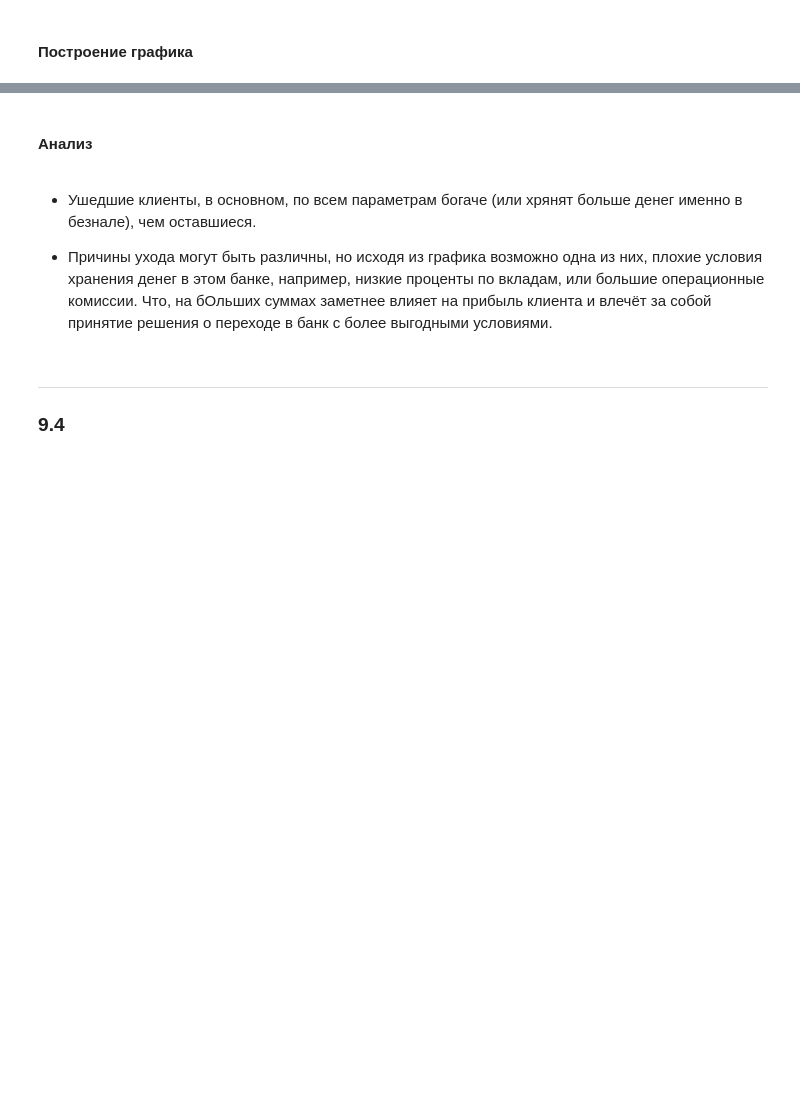
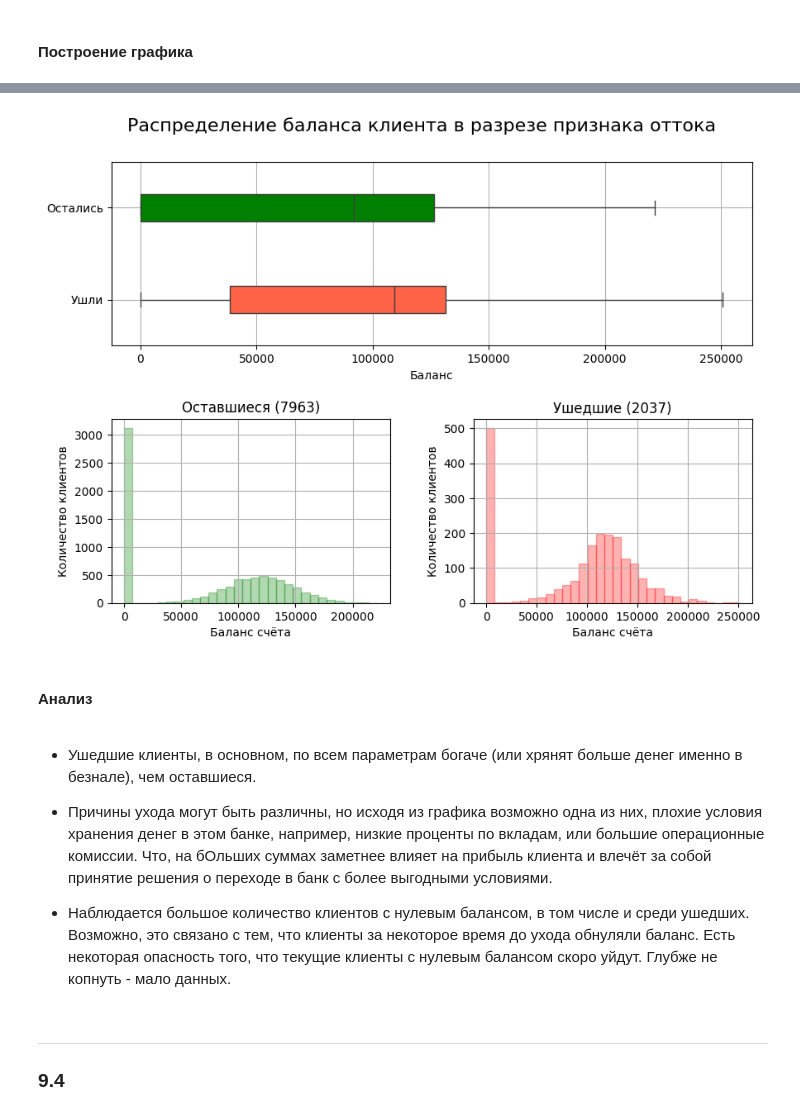
Before and after one commit to tcheredeev/skf_dsprmgu, a Jupyter notebook: Блок 1. Знакомство с данными. Python для анализа данных/PYTHON-13. Визуализация данных/Задание 9.11. Модуль 13 (HW-01).ipynb, the cells around one changed output, grey strips where cells are left out. Cells and saved outputs as stored; diff of their text form; code cells hidden in the pictures; blank space fills up the shorter version.

```diff
--- a/Блок 1. Знакомство с данными. Python для анализа данных/PYTHON-13. Визуализация данных/Задание 9.11. Модуль 13 (HW-01).ipynb
+++ b/Блок 1. Знакомство с данными. Python для анализа данных/PYTHON-13. Визуализация данных/Задание 9.11. Модуль 13 (HW-01).ipynb
@@ -181,9 +160,78 @@ boxplot.grid()
+# %%
+data_df = churn_df.loc[:, ['Balance', 'Exited']]
+
+
+
+figure = plt.figure(figsize=(10, 6))
+figure.suptitle('Распределение баланса клиента в разрезе признака оттока', fontsize=16)
+
+gs = figure.add_gridspec(2, 2)
+ax11 = figure.add_subplot(gs[0, :])
+ax21 = figure.add_subplot(gs[1, 0])
+ax22 = figure.add_subplot(gs[1, 1])
+
+sns.boxplot(
+    data=data_df,
+    y='Exited',
+    x='Balance',
+    orient='h',
+    width=0.3,
+    ax=ax11
+)
+ax11.set_title('');
+ax11.set_xlabel('Баланс');
+ax11.set_ylabel('');
+ax11.set_yticks([0, 1]);
+ax11.set_yticklabels(['Остались', 'Ушли']);
+ax11.patches[0].set_facecolor('green')
+ax11.patches[1].set_facecolor('tomato')
+ax11.grid()
+
+data_df[data_df['Exited'] == 0]['Balance'].plot(
+    kind='hist',
+    title='',
+    bins=30,
+    alpha=.3,
+    color='green',
+    edgecolor='green',
+    grid=True,
+    xlabel='Баланс счёта',
+    ylabel='Количество клиентов',
+    legend=False,
+    ax=ax21,
+);
+
+ax21.set_title(f'Оставшиеся ({data_df[data_df["Exited"] == 0]["Exited"].count()})');
+
+data_df[data_df['Exited'] == 1]['Balance'].plot(
+    kind='hist',
+    title='',
+    bins=30,
+    alpha=.3,
+    edgecolor='red',
+    color='red',
+    grid=True,
+    xlabel='Баланс счёта',
+    ylabel='Количество клиентов',
+    legend=False,
+    # logy=True,
+    ax=ax22,
+);
+
+ax22.set_title(f'Ушедшие ({data_df[data_df["Exited"] == 1]["Exited"].count()})');
+
+plt.subplots_adjust(top=0.89,bottom=0, wspace=0.3, hspace=0.4)
+plt.show()
+# %% [output]
+[figure, added]
 # %% [markdown]
 #### Анализ
 # %% [markdown]
 - Ушедшие клиенты, в основном, по всем параметрам богаче (или хрянят больше денег именно в безнале), чем оставшиеся.
 
 - Причины ухода могут быть различны, но исходя из графика возможно одна из них, плохие условия хранения денег в этом банке, например, низкие проценты по вкладам, или большие операционные комиссии. Что, на бОльших суммах заметнее влияет на прибыль клиента и влечёт за собой принятие решения о переходе в банк с более выгодными условиями.
+
+- Наблюдается большое количество клиентов с нулевым балансом, в том числе и среди ушедших. Возможно, это связано с тем, что клиенты за некоторое время до ухода обнуляли баланс. Есть некоторая опасность того, что текущие клиенты с нулевым балансом скоро уйдут. Глубже не копнуть - мало данных.
 # %% [markdown]
 ---
 ### 9.4
```
Also changed, not shown: parts of 11 cells of this notebook, 2 other files.
